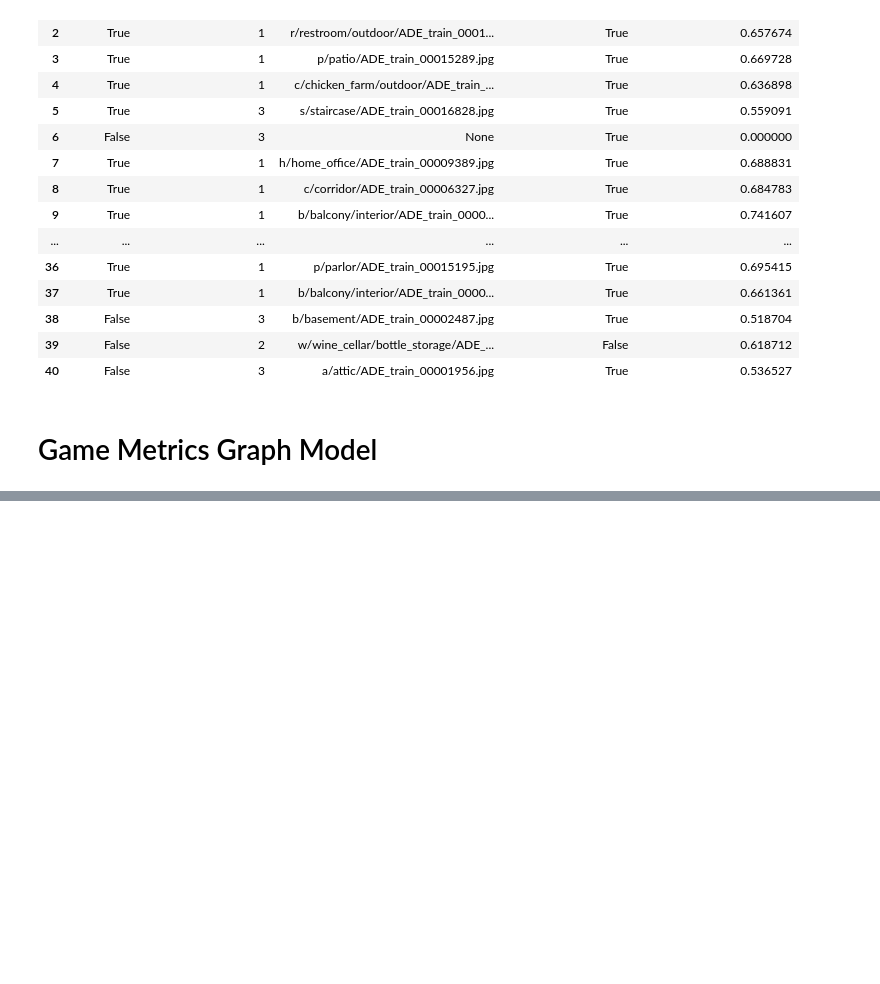
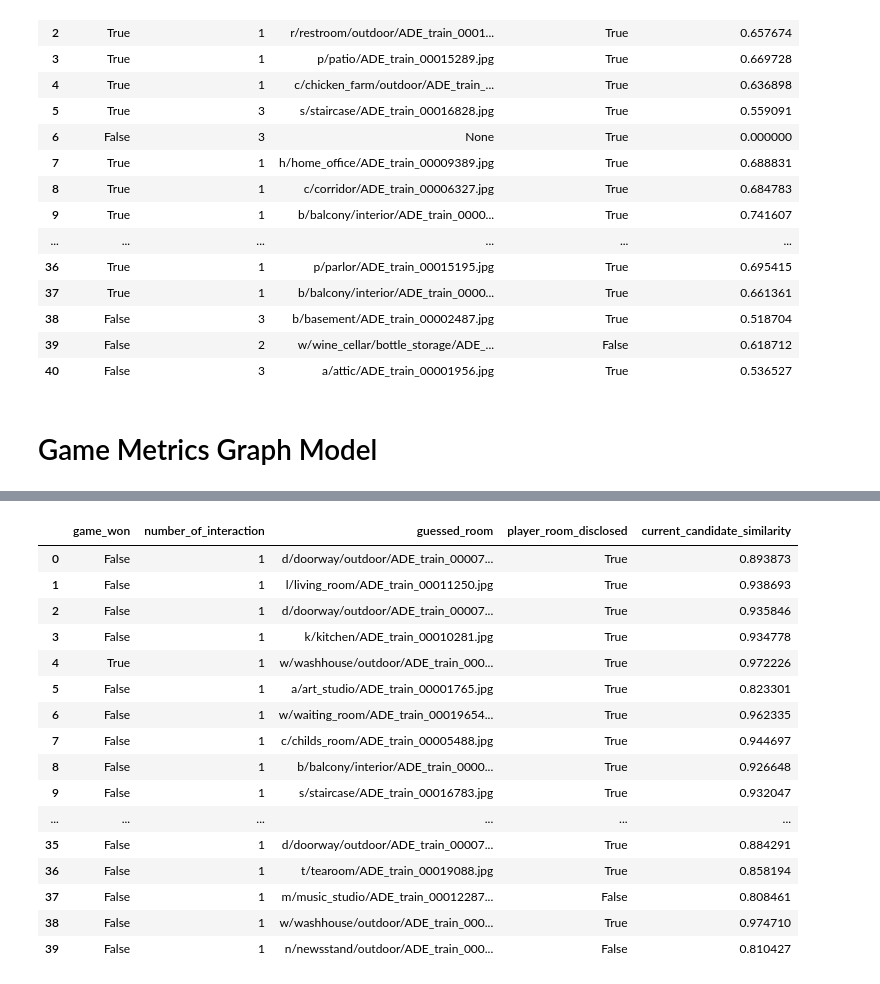
Before and after one commit to rafiberlin/WS21_IM_map_world_image_retrieval, a Jupyter notebook: avatar_sgg/notebooks/game_metrics.ipynb, the cells around one changed output, grey strips where cells are left out. Cells and saved outputs as stored; diff of their text form; code cells hidden in the pictures; blank space fills up the shorter version.

```diff
--- a/avatar_sgg/notebooks/game_metrics.ipynb
+++ b/avatar_sgg/notebooks/game_metrics.ipynb
@@ -51,0 +53,20 @@ Average Candidate SImilarity: 0.9021352484822274
+# %%
+df_graph
+# %% [output]
+|  | game_won | number_of_interaction | guessed_room | player_room_disclosed | current_candidate_similarity |
+| 0 | False | 1 | d/doorway/outdoor/ADE_train_00007... | True | 0.893873 |
+| 1 | False | 1 | l/living_room/ADE_train_00011250.jpg | True | 0.938693 |
+| 2 | False | 1 | d/doorway/outdoor/ADE_train_00007... | True | 0.935846 |
+| 3 | False | 1 | k/kitchen/ADE_train_00010281.jpg | True | 0.934778 |
+| 4 | True | 1 | w/washhouse/outdoor/ADE_train_000... | True | 0.972226 |
+| 5 | False | 1 | a/art_studio/ADE_train_00001765.jpg | True | 0.823301 |
+| 6 | False | 1 | w/waiting_room/ADE_train_00019654... | True | 0.962335 |
+| 7 | False | 1 | c/childs_room/ADE_train_00005488.jpg | True | 0.944697 |
+| 8 | False | 1 | b/balcony/interior/ADE_train_0000... | True | 0.926648 |
+| 9 | False | 1 | s/staircase/ADE_train_00016783.jpg | True | 0.932047 |
+| ... | ... | ... | ... | ... | ... |
+| 35 | False | 1 | d/doorway/outdoor/ADE_train_00007... | True | 0.884291 |
+| 36 | False | 1 | t/tearoom/ADE_train_00019088.jpg | True | 0.858194 |
+| 37 | False | 1 | m/music_studio/ADE_train_00012287... | False | 0.808461 |
+| 38 | False | 1 | w/washhouse/outdoor/ADE_train_000... | True | 0.974710 |
+| 39 | False | 1 | n/newsstand/outdoor/ADE_train_000... | False | 0.810427 |
```
Also changed, not shown: parts of 2 cells of this notebook.
